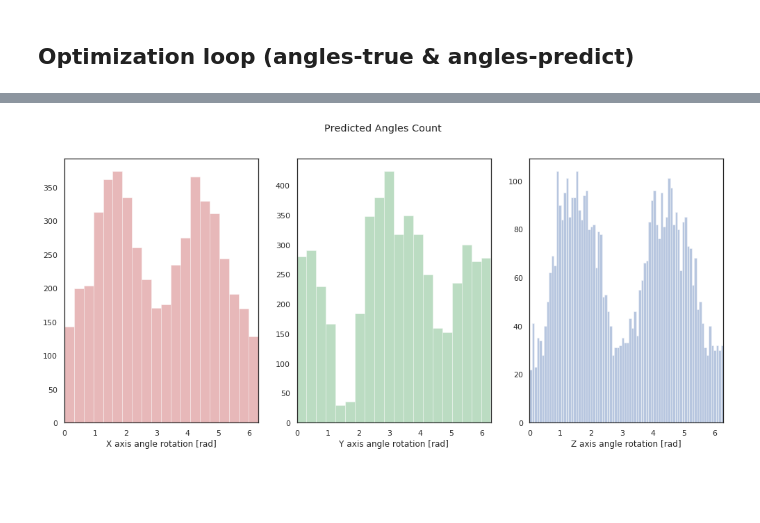
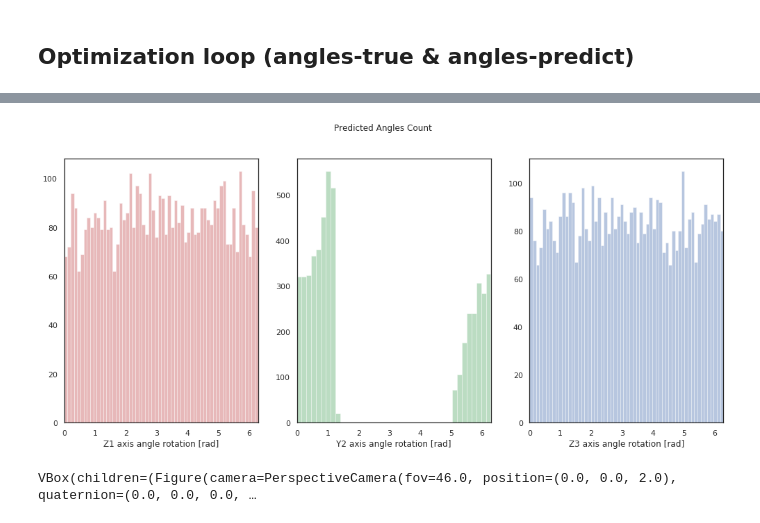
Before and after one commit to JelenaBanjac/protein-reconstruction, a Jupyter notebook: notebooks/bgal_optimization_predicted_angle_and_true_angle.ipynb, the cells around one changed output, grey strips where cells are left out. Cells and saved outputs as stored; diff of their text form; code cells hidden in the pictures; blank space fills up the shorter version.

```diff
--- a/notebooks/bgal_optimization_predicted_angle_and_true_angle.ipynb
+++ b/notebooks/bgal_optimization_predicted_angle_and_true_angle.ipynb
@@ -72,17 +84,16 @@ VBox(children=(Figure(camera=PerspectiveCamera(fov=46.0, position=(0.0, 0.0, 2.0
 # %% [markdown]
 ###### Predicted Angles
 # %%
-low_ang = np.pi/2
-high_ang = 2*np.pi - np.pi/2
+low_ang = [float(x)*np.pi for x in angle_shift.split(",")]
+high_ang = [float(x)*np.pi for x in angle_ranges.split(",")]
 
-euler = np.random.uniform(low=[low_ang, low_ang, low_ang],
-                          high=[high_ang, high_ang, high_ang],
+euler = np.random.uniform(low=[low_ang[0], low_ang[1], low_ang[2]],
+                          high=[high_ang[0], high_ang[1], high_ang[2]],
                           size=(n_samples, 3))
 
-# angles_predicted = [tf.Variable(e, constraint=lambda x: tf.clip_by_value(x, low_ang, high_ang)) for e in euler]
-angles_predicted = tf.Variable(euler)  #[tf.Variable(e) for i, e in enumerate(euler)]
+angles_predicted = [tf.Variable(e) for e in euler]
 print(f"Angles predicted: (min, max) = ({tf.reduce_min(angles_predicted):.4f}, {tf.reduce_max(angles_predicted):.4f})")
 
-#angles_predicted = np.array(angles_predicted)
+angles_predicted = np.array(angles_predicted)
 angles_predicted.shape
 # %% [output]
@@ -392,14 +302,26 @@ AttributeError: 'tensorflow.python.framework.ops.EagerTensor' object has no attr
 # %%
 angles_predicted_plot = np.array([ np.array([(y%(2*np.pi)) for y in x.numpy()]) for x in angles_predicted])
 
 fig, axs = plt.subplots(1, 3, figsize=(17,7))
 axs[0].set_xlim(0,2*np.pi)
 axs[1].set_xlim(0,2*np.pi)
 axs[2].set_xlim(0,2*np.pi)
 plt.suptitle("Predicted Angles Count")
 
-sns.distplot(angles_predicted_plot[:,0], kde=False, bins=20, ax=axs[0], axlabel="X axis angle rotation [rad]", color="r")
-sns.distplot(angles_predicted_plot[:,1], kde=False, bins=20, ax=axs[1], axlabel="Y axis angle rotation [rad]", color="g")
-sns.distplot(angles_predicted_plot[:,2], kde=False, bins=80, ax=axs[2], axlabel="Z axis angle rotation [rad]", color="b");
+sns.distplot(angles_predicted_plot[:,0], kde=False, bins=60, ax=axs[0], axlabel="Z1 axis angle rotation [rad]", color="r")
+sns.distplot(angles_predicted_plot[:,1], kde=False, bins=40, ax=axs[1], axlabel="Y2 axis angle rotation [rad]", color="g")
+sns.distplot(angles_predicted_plot[:,2], kde=False, bins=60, ax=axs[2], axlabel="Z3 axis angle rotation [rad]", color="b");
 # %% [output]
-[figure, old version]
+[figure, new version]
+# %%
+# plot
+all_vectors = RotationMatrix(angles_predicted_plot)
+ipv.figure(width=500, height=500)
+ipv.pylab.xlim(-1, 1)
+ipv.pylab.ylim(-1, 1)
+ipv.pylab.zlim(-1, 1)
+ipv.scatter(all_vectors[:,0], all_vectors[:,2], all_vectors[:,1], marker="sphere", color="blue", size=1)
+ipv.pylab.save(f"data/angle_variety/{angle_ranges}.html")
+ipv.show()
+# %% [output]
+VBox(children=(Figure(camera=PerspectiveCamera(fov=46.0, position=(0.0, 0.0, 2.0), quaternion=(0.0, 0.0, 0.0, …
```
Also changed, not shown: parts of 20 cells of this notebook, 7 other files.
